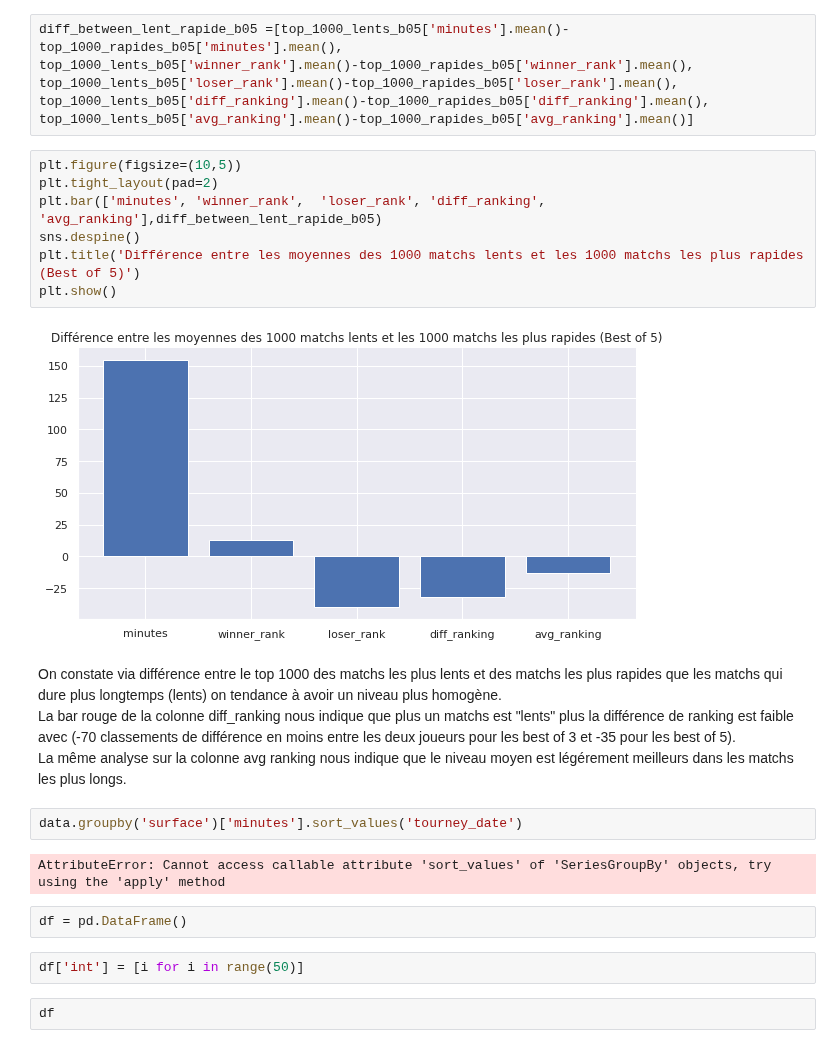
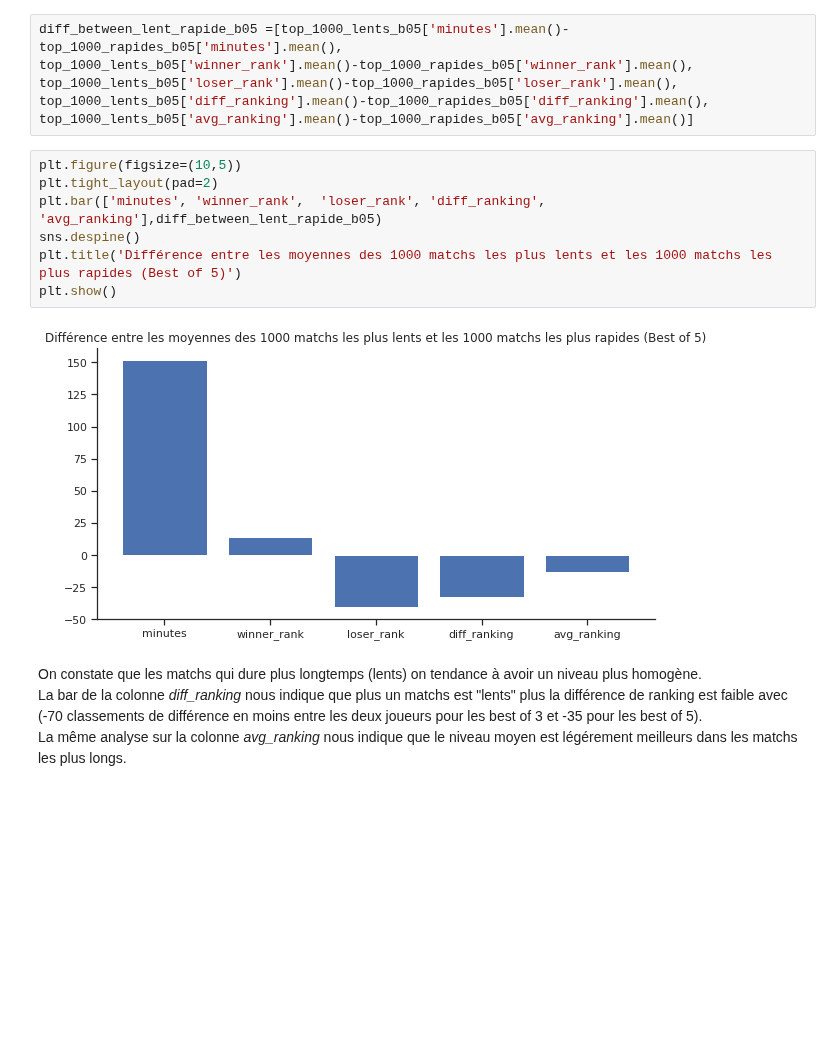
Before and after one commit to CesarRoaldes/tennis_match_time, a Jupyter notebook: EDA.ipynb, the cells around one changed output. Saved outputs shown, nothing was run; the diff lists cells and outputs as text; blank space fills up the shorter version.

```diff
--- a/EDA.ipynb
+++ b/EDA.ipynb
@@ -509,23 +528,13 @@ top_1000_lents_b05['avg_ranking'].mean()-top_1000_rapides_b05['avg_ranking'].mea
 # %%
 plt.figure(figsize=(10,5))
 plt.tight_layout(pad=2)
 plt.bar(['minutes', 'winner_rank',  'loser_rank', 'diff_ranking', 'avg_ranking'],diff_between_lent_rapide_b05)
 sns.despine()
-plt.title('Différence entre les moyennes des 1000 matchs lents et les 1000 matchs les plus rapides (Best of 5)')
+plt.title('Différence entre les moyennes des 1000 matchs les plus lents et les 1000 matchs les plus rapides (Best of 5)')
 plt.show()
 # %% [output]
-[figure, old version]
+[figure, new version]
 # %% [markdown]
-On constate via différence entre le top 1000 des matchs les plus lents et des matchs les plus rapides que les matchs qui dure plus longtemps (lents) on tendance à avoir un niveau plus homogène. <br>
-La bar rouge de la colonne diff_ranking nous indique que plus un matchs est "lents" plus la différence de ranking est faible avec (-70 classements de différence en moins entre les deux joueurs pour les best of 3 et -35 pour les best of 5).<br>
-La même analyse sur la colonne avg ranking nous indique que le niveau moyen est légérement meilleurs dans les matchs les plus longs.
+On constate que les matchs qui dure plus longtemps (lents) on tendance à avoir un niveau plus homogène. <br>
+La bar de la colonne _diff_ranking_ nous indique que plus un matchs est "lents" plus la différence de ranking est faible avec (-70 classements de différence en moins entre les deux joueurs pour les best of 3 et -35 pour les best of 5).<br>
+La même analyse sur la colonne _avg_ranking_ nous indique que le niveau moyen est légérement meilleurs dans les matchs les plus longs.
-# %%
-data.groupby('surface')['minutes'].sort_values('tourney_date')
-# %% [output]
-AttributeError: Cannot access callable attribute 'sort_values' of 'SeriesGroupBy' objects, try using the 'apply' method
-# %%
-df = pd.DataFrame()
-# %%
-df['int'] = [i for i in range(50)]
-# %%
-df
```
Also changed, not shown: parts of 47 cells of this notebook.
